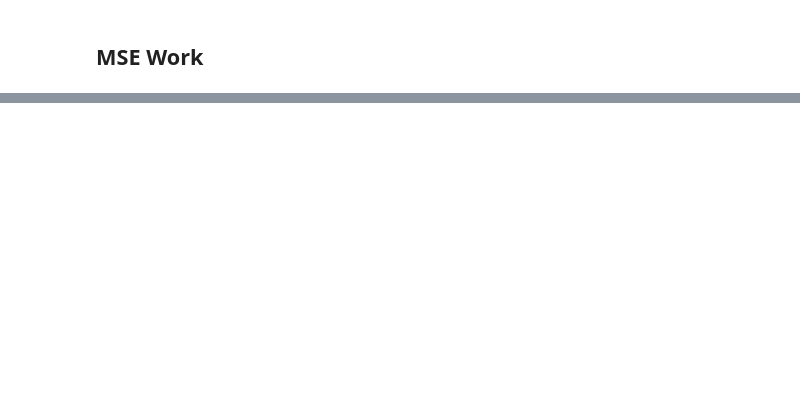
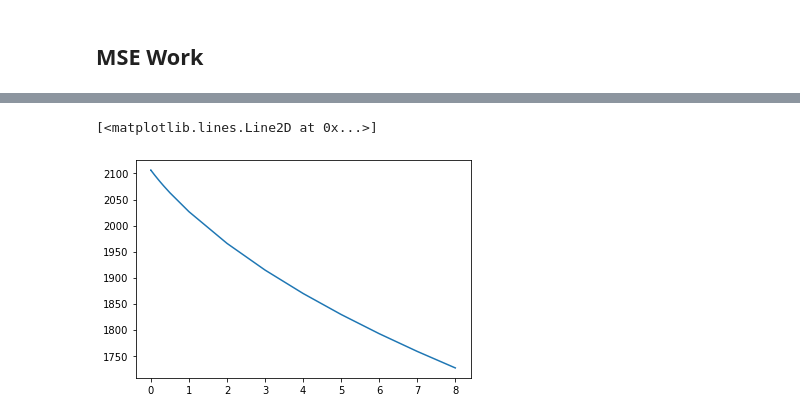
Before and after one commit to s6emschw/RM-project, a Jupyter notebook: ols_and_ridge.ipynb, the cells around one changed output, grey strips where cells are left out. Cells and saved outputs as stored; diff of their text form; code cells hidden in the pictures; blank space fills up the shorter version.

```diff
--- a/ols_and_ridge.ipynb
+++ b/ols_and_ridge.ipynb
@@ -419,8 +429,10 @@ plot_average_betas(dfs_try, alphas, reg_type)
 # %% [markdown]
 ## MSE Work
 # %%
-n = 30
-p = 35
+np.random.seed(123)
+
+n = 100
+p = 120
 min_cor = 0
 max_cor = 0
 true_betas = np.repeat(5, p)
@@ -433,5 +442,11 @@ from sklearn import metrics
 # %%
-alphas = np.array([0, 0.00000000000000000001, 0.0000000000000000001, 0.000000000000000001, 0.00000000000000001, 0.000000000000001, 0.000000000001, 0.00000001, 0.00001, 0.0001, 0.001, 0.01, 0.1, 0.2, 0.25, 0.3, 0.35, 0.5, 1, 2])
+"""Computed MSE manually and using mean_squared_error function from scikit learn package. Also computed variance
+and bia squared. Outcomes for mse make sense in that the mse falls due to decreasing varianance and then rises
+due to increased bias. But bias and variance are much larger than mse values, and mse ≠ variance + bias squared.
+Variance seems to decline as is expected for increase alpha, but again is much too high. Bias squared is however decrease
+instead of increasing for higher alphas."""
+
+alphas = np.array([0, 0.00000000000000000001, 0.0000000000000000001, 0.000000000000000001, 0.00000000000000001, 0.000000000000001, 0.000000000001, 0.00000001, 0.00001, 0.0001, 0.001, 0.01, 0.1, 0.2, 0.25, 0.3, 0.35, 0.5, 1, 2, 3, 4, 5, 6, 7, 8])
 
 save_mse = []
 save_mse_sci = []
@@ -443,19 +458,19 @@ for a in alphas:
     ridge = Ridge(alpha=a).fit(X_train, y_true_train)
     ridge_predict = ridge.predict(X_test)
 
-    squared_dist = (ridge_predict - y_true_test)**2
+    squared_dist = (ridge_predict - y_noise_test)**2
     MSE = np.mean(squared_dist)
     save_mse.append(MSE)
 
-    MSE_sci = metrics.mean_squared_error(ridge_predict, y_true_test)
+    MSE_sci = metrics.mean_squared_error(ridge_predict, y_noise_test)
     save_mse_sci.append(MSE_sci)
 
-    var_predicted_y = np.mean((np.mean(ridge_predict) - ridge_predict)**2)
-    var_predicted_y_trial = np.sum((ridge_predict - np.mean(ridge_predict))**2) / 30
+    var_predicted_y = np.mean((np.mean(ridge_predict) - np.asarray(ridge_predict))**2)
+    var_predicted_y_trial = np.sum((y_noise_test - np.mean(y_noise_test))**2) / 100
 
 
     save_var.append(var_predicted_y)
     save_var_trial.append(var_predicted_y_trial)
 
-    bias_squared = np.mean((ridge_predict.mean() - y_noise_test)**2)
+    bias_squared = np.mean((ridge_predict - np.mean(y_noise_test))**2)
     save_bias.append(bias_squared)
@@ -523,0 +482,5 @@ plt.plot(alphas, save_bias)
+# %%
+plt.plot(alphas, save_var)
+# %% [output]
+[<matplotlib.lines.Line2D at 0x...>]
+[figure, added]
```
Also changed, not shown: parts of 27 cells of this notebook.
